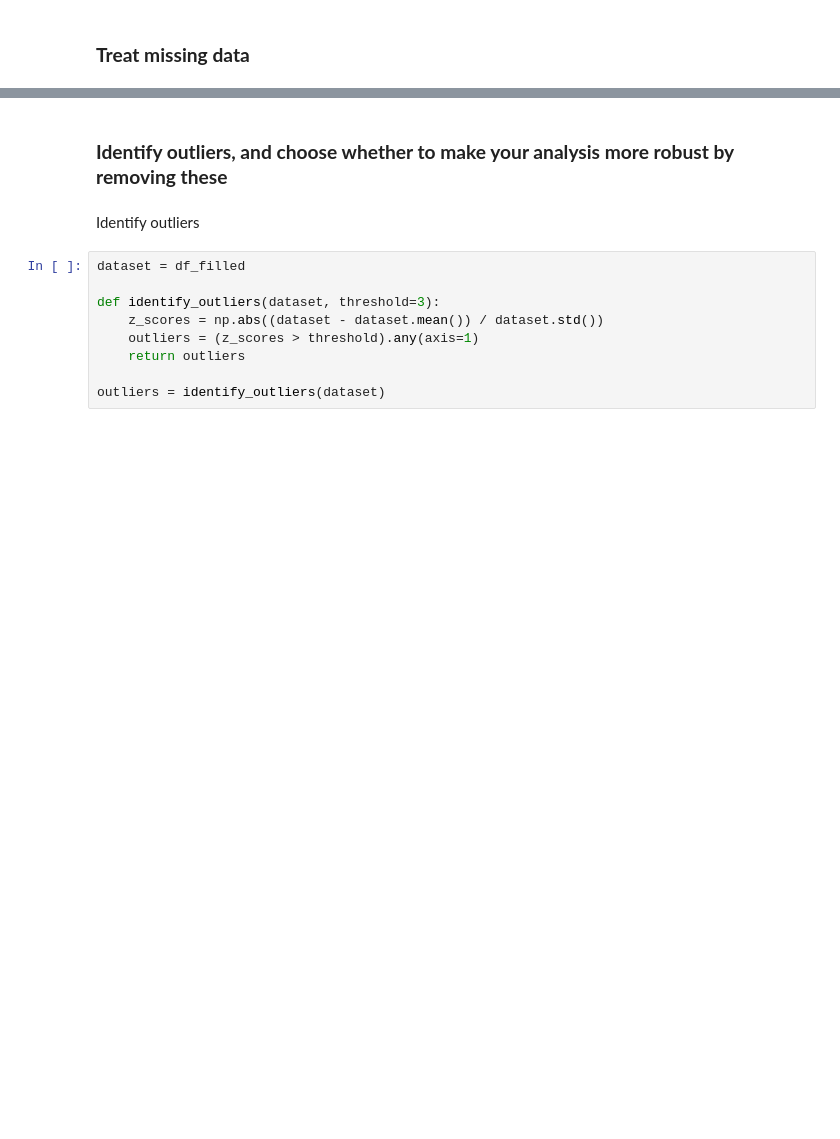
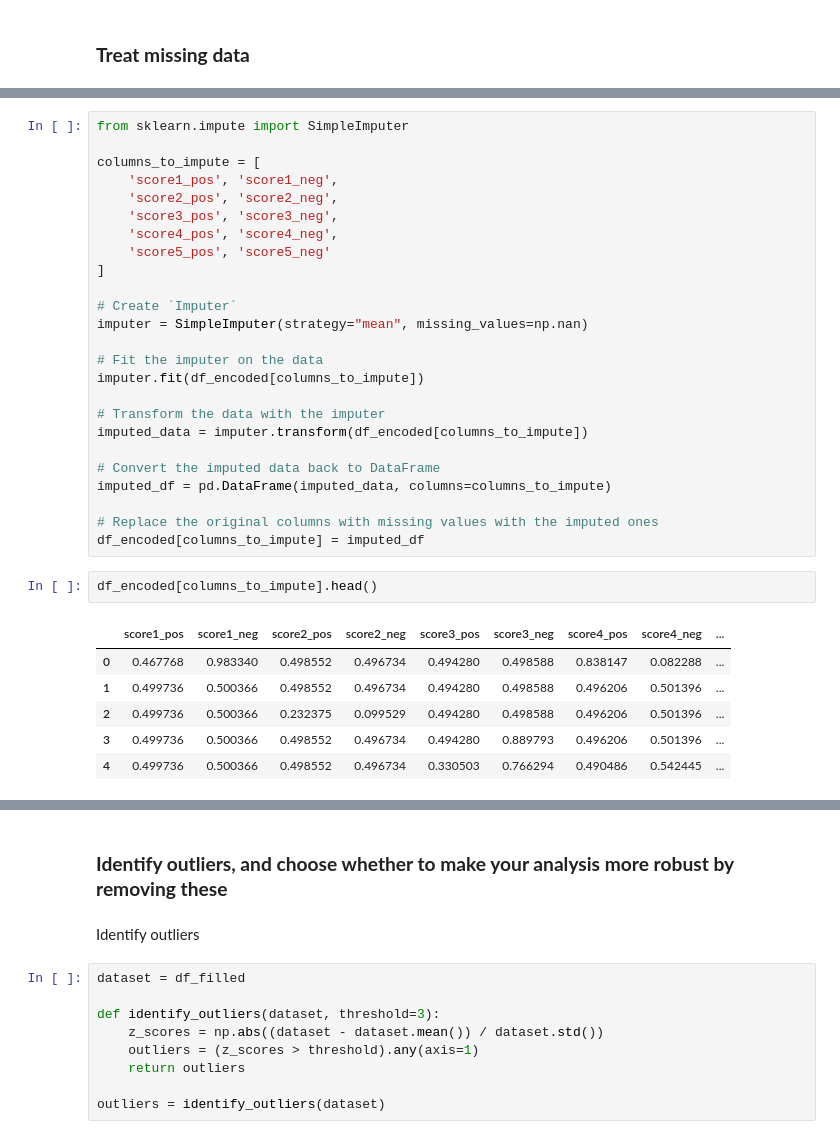
Before and after one commit to Harmxn02/ML-Project, a Jupyter notebook: Prepare.ipynb, the cells around one changed output, grey strips where cells are left out. Cells and saved outputs as stored; diff of their text form; blank space fills up the shorter version.

Commit message:
FEEDBACK: use an Imputer to impute scores instead of dropping the columns

```diff
--- a/Prepare.ipynb
+++ b/Prepare.ipynb
@@ -227,0 +239,34 @@ Fill rows, that have a high number of missing values, with the mean value for th
+# %%
+from sklearn.impute import SimpleImputer
+
+columns_to_impute = [
+    'score1_pos', 'score1_neg',
+    'score2_pos', 'score2_neg',
+    'score3_pos', 'score3_neg',
+    'score4_pos', 'score4_neg',
+    'score5_pos', 'score5_neg'
+]
+
+# Create `Imputer`
+imputer = SimpleImputer(strategy="mean", missing_values=np.nan)
+
+# Fit the imputer on the data
+imputer.fit(df_encoded[columns_to_impute])
+
+# Transform the data with the imputer
+imputed_data = imputer.transform(df_encoded[columns_to_impute])
+
+# Convert the imputed data back to DataFrame
+imputed_df = pd.DataFrame(imputed_data, columns=columns_to_impute)
+
+# Replace the original columns with missing values with the imputed ones
+df_encoded[columns_to_impute] = imputed_df
+# %%
+df_encoded[columns_to_impute].head()
+# %% [output]
+|  | score1_pos | score1_neg | score2_pos | score2_neg | score3_pos | score3_neg | score4_pos | score4_neg | ... |
+| 0 | 0.467768 | 0.983340 | 0.498552 | 0.496734 | 0.494280 | 0.498588 | 0.838147 | 0.082288 | ... |
+| 1 | 0.499736 | 0.500366 | 0.498552 | 0.496734 | 0.494280 | 0.498588 | 0.496206 | 0.501396 | ... |
+| 2 | 0.499736 | 0.500366 | 0.232375 | 0.099529 | 0.494280 | 0.498588 | 0.496206 | 0.501396 | ... |
+| 3 | 0.499736 | 0.500366 | 0.498552 | 0.496734 | 0.494280 | 0.889793 | 0.496206 | 0.501396 | ... |
+| 4 | 0.499736 | 0.500366 | 0.498552 | 0.496734 | 0.330503 | 0.766294 | 0.490486 | 0.542445 | ... |
```
Also changed, not shown: parts of 11 cells of this notebook, 1 other file.
